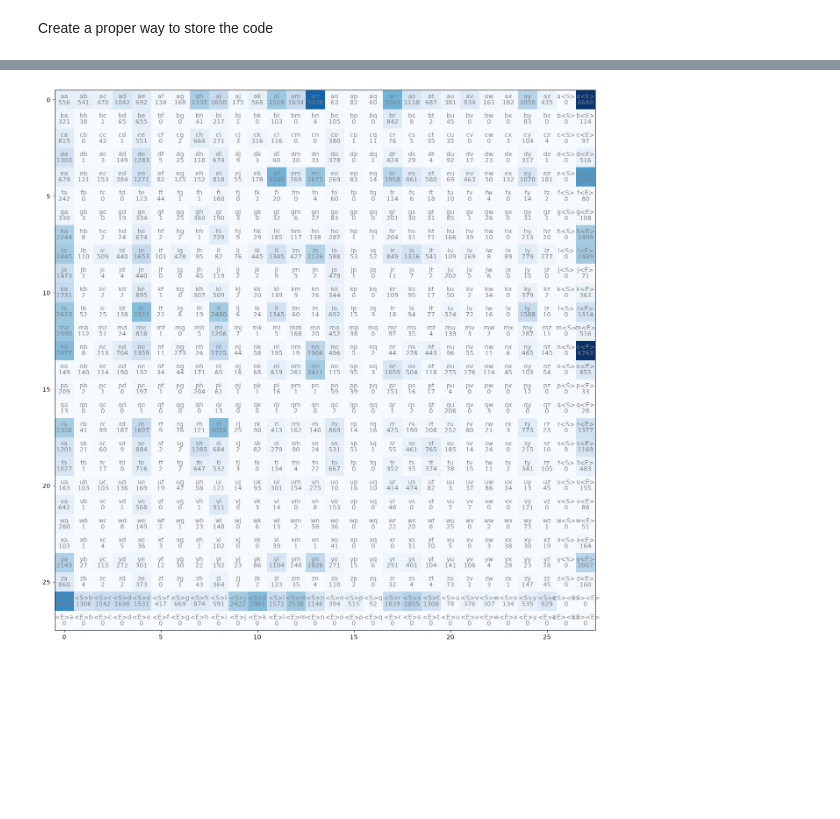
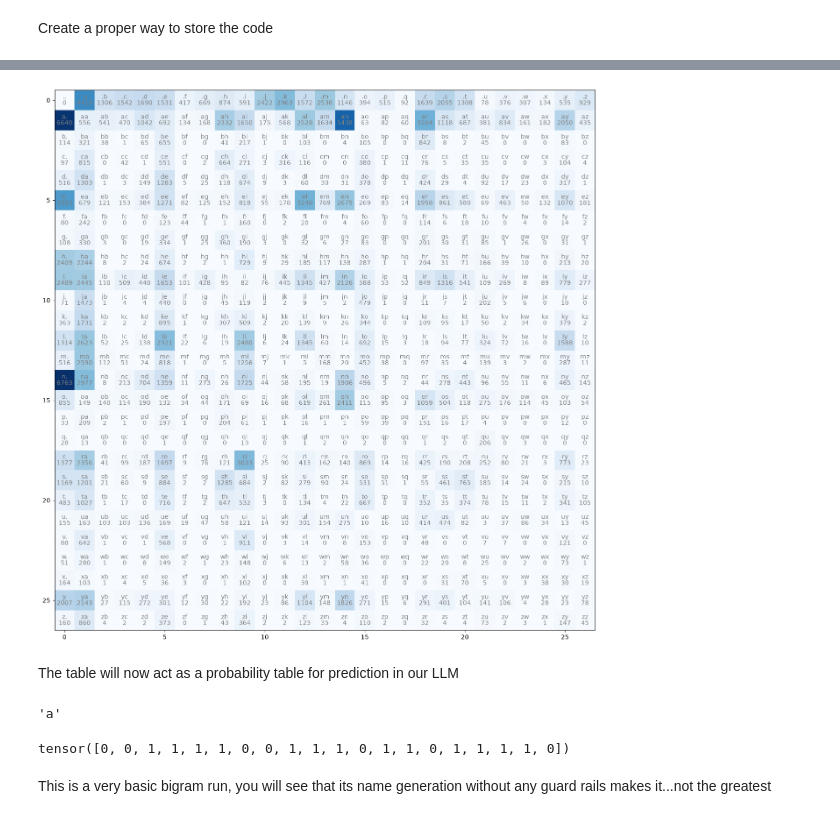
Before and after one commit to starbelt/Machine-Learning-for-Simulation, a Jupyter notebook: nnz2h/nnz2h/01-lessons/lesson-03.ipynb, the cells around one changed output, grey strips where cells are left out. Cells and saved outputs as stored; diff of their text form; code cells hidden in the pictures; blank space fills up the shorter version.

Commit message:
Further into lesson-3, developed first bigram model

```diff
--- a/nnz2h/nnz2h/01-lessons/lesson-03.ipynb
+++ b/nnz2h/nnz2h/01-lessons/lesson-03.ipynb
@@ -81,9 +81,11 @@ import torch # want their tensors
 # %%
-N = torch.zeros((28, 28), dtype=torch.int32) # create initial array
+N = torch.zeros((27, 27), dtype=torch.int32) # create initial array
 # %% [markdown]
 Create a proper way to store the code
 # %%
 chars = sorted(list(set(''.join(words)))) # characters
-stoi ={s:i for i,s in enumerate(chars)} # enumerate gives us an iterator over the characters
-stoi['<S>'] = 26
-stoi['<E>'] = 27
+stoi ={s:i+1 for i,s in enumerate(chars)} # enumerate gives us an iterator over the characters
+stoi['.'] = 0 # Special 'start' or 'end' character (typically <#>)
+itos = {i:s for s,i in stoi.items()}
+
+stoi
@@ -90,20 +110,20 @@ stoi['<E>'] = 27
 # %%
 for w in words: # need to make the start and end stand out with special tokens
-    chs = ['<S>'] + list(w) + ['<E>']
+    chs = ['.'] + list(w) + ['.']
     for ch1, ch2 in zip(chs,chs[1:]):
         ix1 = stoi[ch1]
         ix2 = stoi[ch2]
         N[ix1, ix2] += 1 # stores frequency of the letter in the matrix
 # %%
-
-itos = {i:s for s,i in stoi.items()}
 
 plt.figure(figsize=(16,16))
 plt.imshow(N,cmap='Blues')
-for i in range(28):
-    for j in range(28):
+for i in range(27):
+    for j in range(27):
         chstr = itos[i] + itos[j]
         plt.text(j,i,chstr,ha="center",va="bottom",color="gray")
         plt.text(j,i,N[i,j].item(),ha="center",va="top",color="gray")
 # %% [output]
-[figure, old version]
+[figure, new version]
+# %% [markdown]
+The table will now act as a probability table for prediction in our LLM
@@ -109,0 +133,17 @@ for i in range(28):
+# %%
+# used to create randomized probability
+g = torch.Generator().manual_seed(2147483647)
+ix = torch.multinomial(p,num_samples=1,replacement=True, generator=g).item()
+
+
+itos[ix]
+# %% [output]
+'a'
+# %%
+p = torch.rand(3,generator=g)
+p = p/p.sum()
+torch.multinomial(p,num_samples=20,replacement=True, generator=g)
+# %% [output]
+tensor([0, 0, 1, 1, 1, 1, 0, 0, 1, 1, 1, 0, 1, 1, 0, 1, 1, 1, 1, 0])
+# %% [markdown]
+This is a very basic bigram run, you will see that its name generation without any guard rails makes it...not the greatest
```
Also changed, not shown: parts of 6 cells of this notebook.
